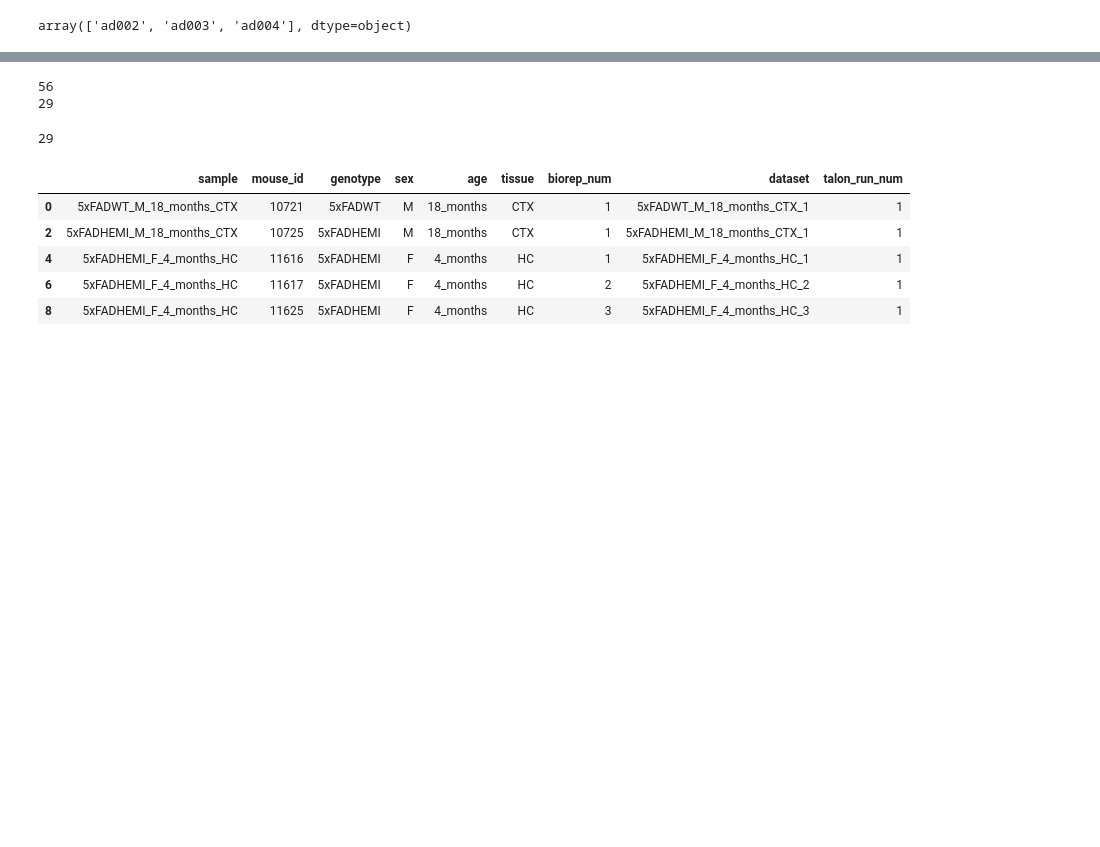
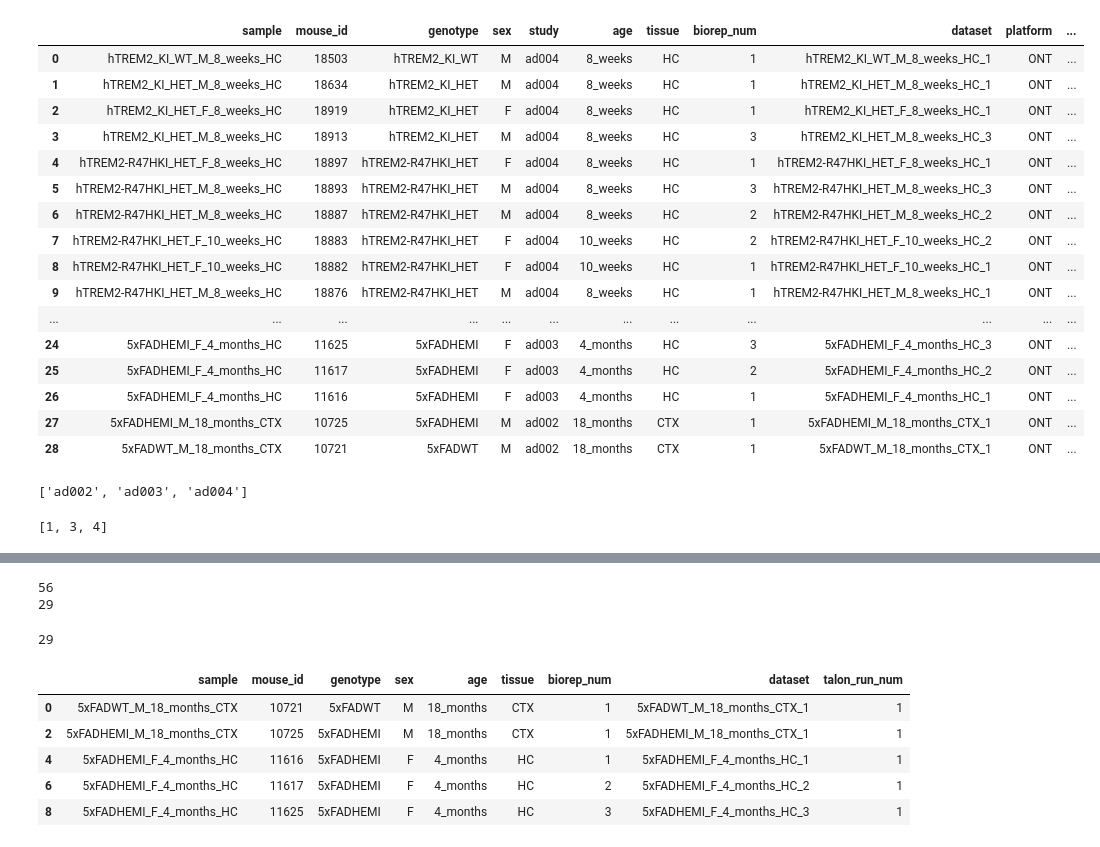
Before and after one commit to gfilimban/modelad_pipeline, a Jupyter notebook: snakemake_dev.ipynb, the cells around one changed output, grey strips where cells are left out. Saved outputs shown, nothing was run; the diff lists cells and outputs as text; code cells hidden in the pictures; blank space fills up the shorter version.

Commit message:
moving talon to be run in study batches

```diff
--- a/snakemake_dev.ipynb
+++ b/snakemake_dev.ipynb
@@ -12,12 +13,7 @@ datasets_per_run = 4
 auto_dedupe = True
 meta_fname = 'mouse_metadata.tsv'
 # %%
-# df, dataset_df = parse_config_file(fname,
-#                       meta_fname,
-#                       datasets_per_run,
-#                       auto_dedupe=True)
-
-df = parse_config_file(fname,
+df, dataset_df = parse_config_file(fname,
                       meta_fname,
                       datasets_per_run,
                       auto_dedupe=True)
@@ -24,4 +38,33 @@ df = parse_config_file(fname,
+# %%
+dataset_df
+# %% [output]
+|  | sample | mouse_id | genotype | sex | study | age | tissue | biorep_num | dataset | platform | ... |
+| 0 | hTREM2_KI_WT_M_8_weeks_HC | 18503 | hTREM2_KI_WT | M | ad004 | 8_weeks | HC | 1 | hTREM2_KI_WT_M_8_weeks_HC_1 | ONT | ... |
+| 1 | hTREM2_KI_HET_M_8_weeks_HC | 18634 | hTREM2_KI_HET | M | ad004 | 8_weeks | HC | 1 | hTREM2_KI_HET_M_8_weeks_HC_1 | ONT | ... |
+| 2 | hTREM2_KI_HET_F_8_weeks_HC | 18919 | hTREM2_KI_HET | F | ad004 | 8_weeks | HC | 1 | hTREM2_KI_HET_F_8_weeks_HC_1 | ONT | ... |
+| 3 | hTREM2_KI_HET_M_8_weeks_HC | 18913 | hTREM2_KI_HET | M | ad004 | 8_weeks | HC | 3 | hTREM2_KI_HET_M_8_weeks_HC_3 | ONT | ... |
+| 4 | hTREM2-R47HKI_HET_F_8_weeks_HC | 18897 | hTREM2-R47HKI_HET | F | ad004 | 8_weeks | HC | 1 | hTREM2-R47HKI_HET_F_8_weeks_HC_1 | ONT | ... |
+| 5 | hTREM2-R47HKI_HET_M_8_weeks_HC | 18893 | hTREM2-R47HKI_HET | M | ad004 | 8_weeks | HC | 3 | hTREM2-R47HKI_HET_M_8_weeks_HC_3 | ONT | ... |
+| 6 | hTREM2-R47HKI_HET_M_8_weeks_HC | 18887 | hTREM2-R47HKI_HET | M | ad004 | 8_weeks | HC | 2 | hTREM2-R47HKI_HET_M_8_weeks_HC_2 | ONT | ... |
+| 7 | hTREM2-R47HKI_HET_F_10_weeks_HC | 18883 | hTREM2-R47HKI_HET | F | ad004 | 10_weeks | HC | 2 | hTREM2-R47HKI_HET_F_10_weeks_HC_2 | ONT | ... |
+| 8 | hTREM2-R47HKI_HET_F_10_weeks_HC | 18882 | hTREM2-R47HKI_HET | F | ad004 | 10_weeks | HC | 1 | hTREM2-R47HKI_HET_F_10_weeks_HC_1 | ONT | ... |
+| 9 | hTREM2-R47HKI_HET_M_8_weeks_HC | 18876 | hTREM2-R47HKI_HET | M | ad004 | 8_weeks | HC | 1 | hTREM2-R47HKI_HET_M_8_weeks_HC_1 | ONT | ... |
+| ... | ... | ... | ... | ... | ... | ... | ... | ... | ... | ... | ... |
+| 24 | 5xFADHEMI_F_4_months_HC | 11625 | 5xFADHEMI | F | ad003 | 4_months | HC | 3 | 5xFADHEMI_F_4_months_HC_3 | ONT | ... |
+| 25 | 5xFADHEMI_F_4_months_HC | 11617 | 5xFADHEMI | F | ad003 | 4_months | HC | 2 | 5xFADHEMI_F_4_months_HC_2 | ONT | ... |
+| 26 | 5xFADHEMI_F_4_months_HC | 11616 | 5xFADHEMI | F | ad003 | 4_months | HC | 1 | 5xFADHEMI_F_4_months_HC_1 | ONT | ... |
+| 27 | 5xFADHEMI_M_18_months_CTX | 10725 | 5xFADHEMI | M | ad002 | 18_months | CTX | 1 | 5xFADHEMI_M_18_months_CTX_1 | ONT | ... |
+| 28 | 5xFADWT_M_18_months_CTX | 10721 | 5xFADWT | M | ad002 | 18_months | CTX | 1 | 5xFADWT_M_18_months_CTX_1 | ONT | ... |
 # %%
-df.study.unique()
+temp = dataset_df[['study', 'talon_run_num']].drop_duplicates()
+temp = temp.groupby('study').max().reset_index()
+studies = temp.study.tolist()
+max_talon_runs = temp.talon_run_num.tolist()
-# %% [output]
-array(['ad002', 'ad003', 'ad004'], dtype=object)
+# %%
+studies
+# %% [output]
+['ad002', 'ad003', 'ad004']
+# %%
+max_talon_runs
+# %% [output]
+[1, 3, 4]
```
Also changed, not shown: parts of 4 cells of this notebook, 2 other files.
